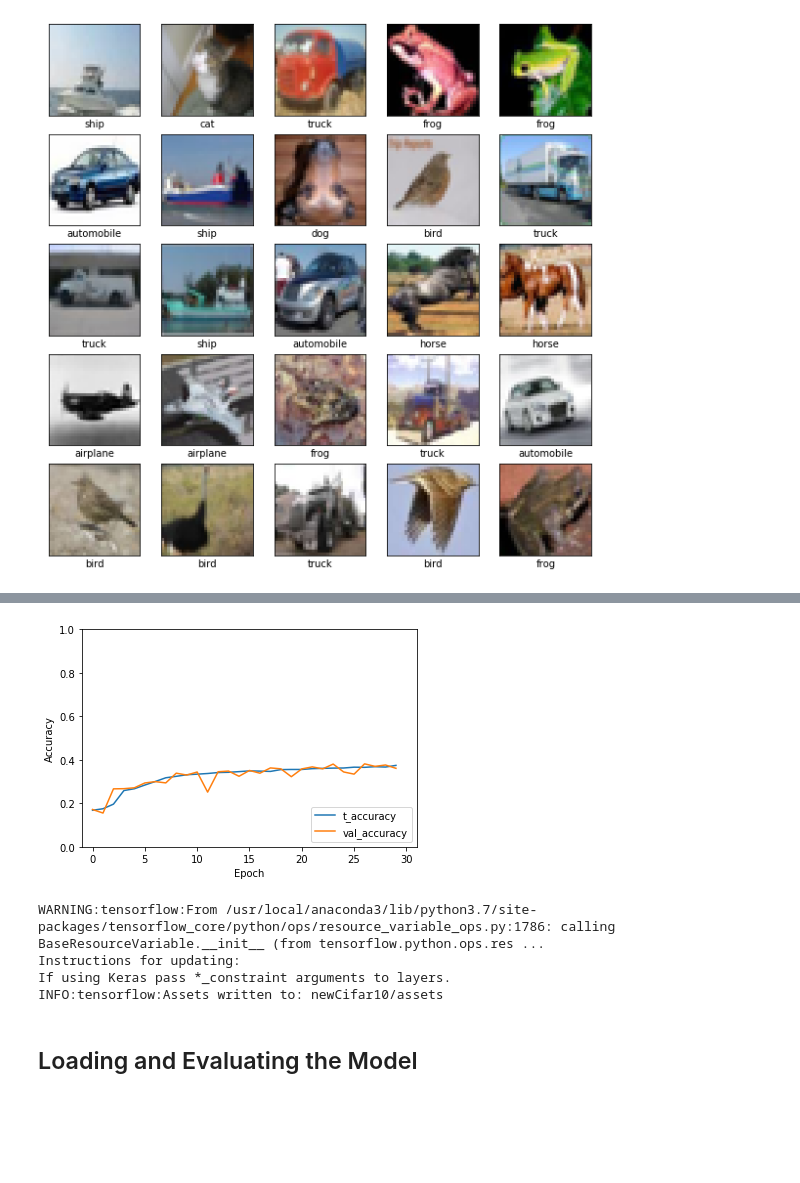
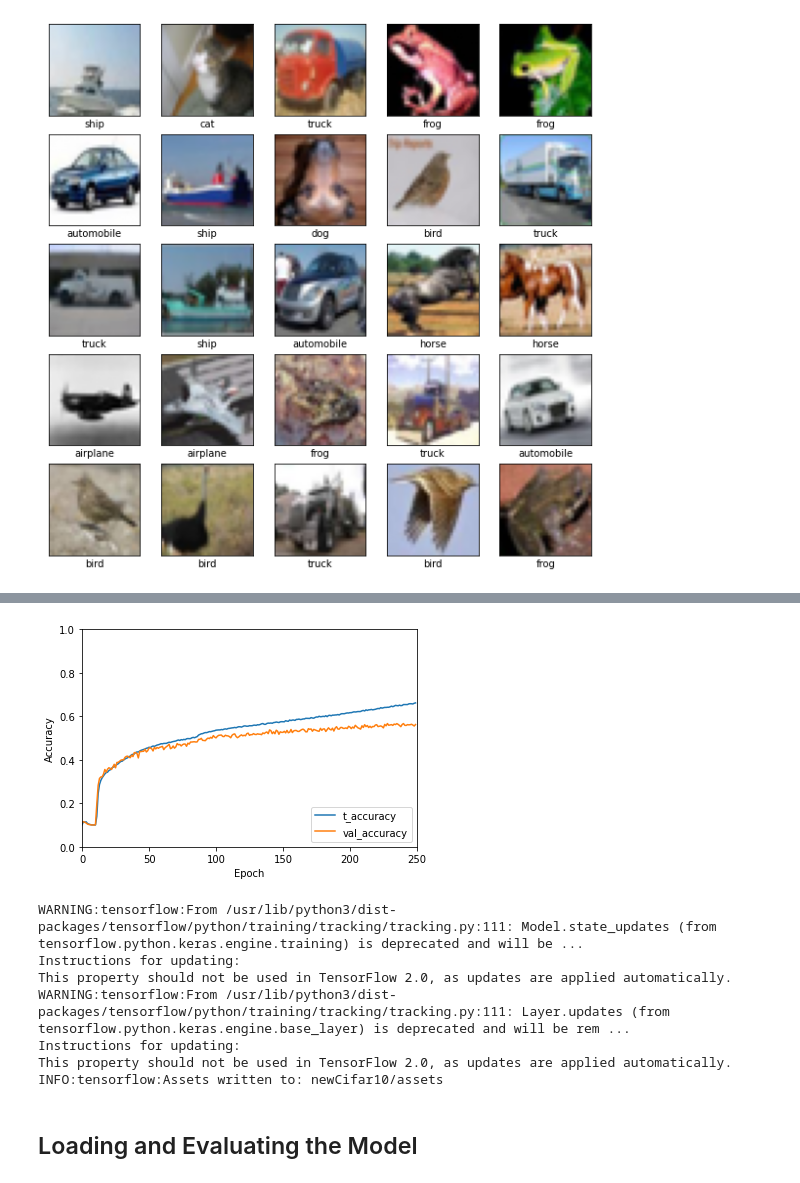
Before and after one commit to Ashment/CNNA, a Jupyter notebook: TFCifar10.ipynb, the cells around one changed output, grey strips where cells are left out. Cells and saved outputs as stored; diff of their text form; code cells hidden in the pictures; blank space fills up the shorter version.

```diff
--- a/TFCifar10.ipynb
+++ b/TFCifar10.ipynb
@@ -36,16 +40,18 @@ plt.show()
 # %%
 newModel = models.Sequential([
     layers.Conv2D(96, (3,3), activation='relu', padding='same', input_shape=(32, 32, 3), name='3x3_1'),
-    layers.Conv2D(96, (3,3), activation='relu', padding='same', name='3x3_2'),
-    layers.Conv2D(96, (3,3), activation='relu', strides=[2,2], kernel_regularizer='l2', name='poolconv_1'),
+    #layers.Conv2D(96, (3,3), activation='relu', padding='same', name='3x3_2'),
+    layers.Conv2D(96, (3,3), activation='relu', strides=[2,2], name='poolconv_1'),
+    #layers.MaxPooling2D((2,2)),
     layers.Conv2D(192, (3,3), activation='relu', padding='same', name='3x3_3'),
-    layers.Conv2D(192, (3,3), activation='relu', padding='same', name='3x3_4'),
-    layers.Conv2D(192, (3,3), activation='relu', strides=[2,2], kernel_regularizer='l2', name='poolconv_2'),
+    #layers.Conv2D(192, (3,3), activation='relu', padding='same', name='3x3_4'),
+    layers.Conv2D(192, (3,3), activation='relu', strides=[2,2], name='poolconv_2'),
+    #layers.MaxPooling2D((2,2)),
     layers.Conv2D(192, (3,3), activation='relu', padding='same', name='3x3_5'),
-    layers.Conv2D(192, (1,1), activation='relu', kernel_regularizer='l2', name='1x1_1'),
-    layers.Conv2D(10, (1,1), activation='relu', kernel_regularizer='l2', name='1x1_2'),
+    layers.Conv2D(192, (1,1), activation='relu', name='1x1_1'),
+    layers.Conv2D(10, (1,1), activation='relu', name='1x1_2'),
     layers.Flatten(),
-    layers.Dense(10, activation='relu', kernel_regularizer='l2')
+    layers.Dense(10, activation='softmax', kernel_regularizer='l2')
 ], name = "newModel")
 
 newModel.summary()
@@ -68,10 +74,12 @@ Trainable params: 1,374,648
 Non-trainable params: 0
 _________________________________________________________________
 # %%
-newModel.compile(optimizer='SGD',
+opt = tf.keras.optimizers.SGD(lr=0.002, momentum=0.8)
+
+newModel.compile(optimizer=opt,
               loss=tf.keras.losses.SparseCategoricalCrossentropy(from_logits=True),
               metrics=['accuracy'])
 # %%
-history = newModel.fit(train_images, train_labels, epochs=30,
+history = newModel.fit(train_images, train_labels, epochs=250, batch_size=100,
                          validation_data=(test_images, test_labels))
 # %% [output]
@@ -82,7 +104,7 @@ KeyboardInterrupt:
 plt.plot(history.history['accuracy'], label='t_accuracy')
 plt.plot(history.history['val_accuracy'], label = 'val_accuracy')
 plt.xlabel('Epoch')
-plt.xlim([-1, 31])
+plt.xlim([0, 250])
 plt.ylabel('Accuracy')
 plt.ylim([0, 1])
 plt.legend(loc='lower right')
@@ -93,10 +115,13 @@ test_loss, test_acc = newModel.evaluate(test_images,  test_labels, verbose=2)
-[figure, old version]
+[figure, new version]
 # %%
 newModel.save("newCifar10")
 # %% [output]
-WARNING:tensorflow:From /usr/local/anaconda3/lib/python3.7/site-packages/tensorflow_core/python/ops/resource_variable_ops.py:1786: calling BaseResourceVariable.__init__ (from tensorflow.python.ops.res ...
+WARNING:tensorflow:From /usr/lib/python3/dist-packages/tensorflow/python/training/tracking/tracking.py:111: Model.state_updates (from tensorflow.python.keras.engine.training) is deprecated and will be ...
 Instructions for updating:
-If using Keras pass *_constraint arguments to layers.
+This property should not be used in TensorFlow 2.0, as updates are applied automatically.
+WARNING:tensorflow:From /usr/lib/python3/dist-packages/tensorflow/python/training/tracking/tracking.py:111: Layer.updates (from tensorflow.python.keras.engine.base_layer) is deprecated and will be rem ...
+Instructions for updating:
+This property should not be used in TensorFlow 2.0, as updates are applied automatically.
 INFO:tensorflow:Assets written to: newCifar10/assets
 # %% [markdown]
 ## Loading and Evaluating the Model
```
Also changed, not shown: parts of 6 cells of this notebook, 3 other files.
